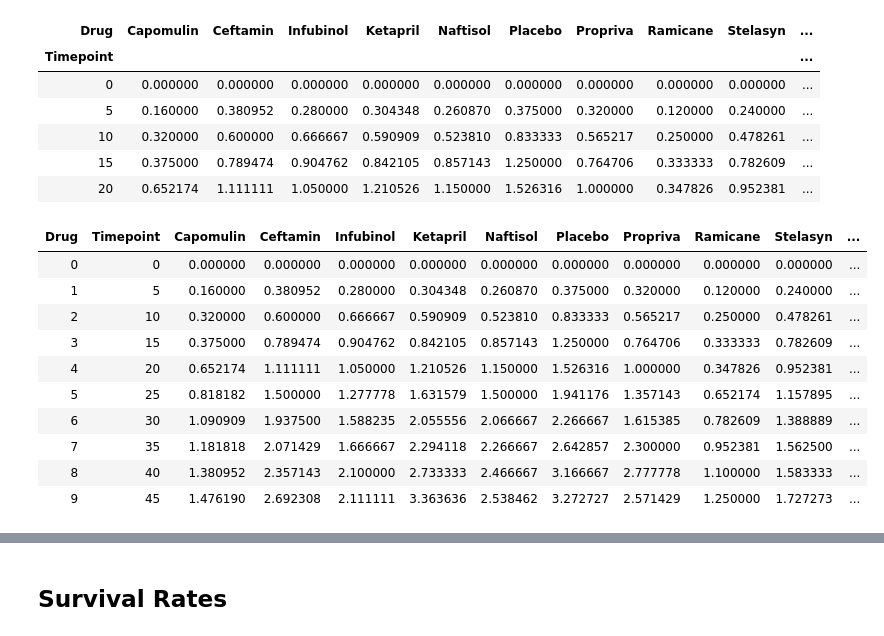
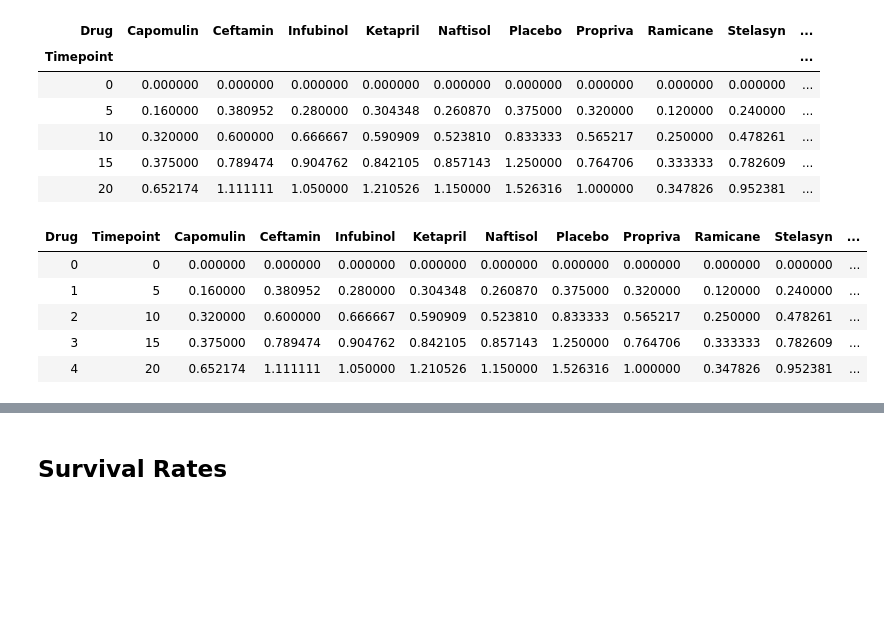
Before and after one commit to nadireag/matplotlib-challenge, a Jupyter notebook: Pymaceuticals/pymaceuticals.ipynb, the cells around one changed output, grey strips where cells are left out. Drawn from its saved outputs; the diff is of its cells as text; code cells hidden in the pictures; blank space fills up the shorter version.

```diff
--- a/Pymaceuticals/pymaceuticals.ipynb
+++ b/Pymaceuticals/pymaceuticals.ipynb
@@ -22,18 +22,10 @@ clinical_data = pd.read_csv(clinical_file)
 ##### Combined dataset
 # %%
 # Combine the data into a single dataset by mouse id
-clinical_mouse_data = pd.merge(clinical_data, mouse_data, on = "Mouse ID", how = "outer")
+clinical_mouse_data = pd.merge(clinical_data, mouse_data, on = "Mouse ID", how = "left")
 
-# Select rows
-c_info = clinical_mouse_data.loc[clinical_mouse_data["Timepoint"] == 0,:]
-
-#clinical_mouse_data.head()
-
-# Reset the index after selecting desired rows
-clinical = c_info.reset_index(drop=True)
-
-# Display the dataframe
-clinical.head()
+# Display the combined data
+clinical_mouse_data.head()
 # %% [output]
 |  | Mouse ID | Timepoint | Tumor Volume (mm3) | Metastatic Sites | Drug |
 | 0 | b128 | 0 | 45.0 | 0 | Capomulin |
@@ -291,21 +260,16 @@ metastatic_sites.head()
 | 15 | 0.375000 | 0.789474 | 0.904762 | 0.842105 | 0.857143 | 1.250000 | 0.764706 | 0.333333 | 0.782609 | ... |
 | 20 | 0.652174 | 1.111111 | 1.050000 | 1.210526 | 1.150000 | 1.526316 | 1.000000 | 0.347826 | 0.952381 | ... |
 # %%
-# Reset the index to select columns necessary for plot
-metastatic_data = metastatic_sites.reset_index()
-metastatic_data
+# Reset the index to select the necessary columns for plot
+metastatic_sites = metastatic_sites.reset_index()
+metastatic_sites.head()
 # %% [output]
 | Drug | Timepoint | Capomulin | Ceftamin | Infubinol | Ketapril | Naftisol | Placebo | Propriva | Ramicane | Stelasyn | ... |
 | 0 | 0 | 0.000000 | 0.000000 | 0.000000 | 0.000000 | 0.000000 | 0.000000 | 0.000000 | 0.000000 | 0.000000 | ... |
 | 1 | 5 | 0.160000 | 0.380952 | 0.280000 | 0.304348 | 0.260870 | 0.375000 | 0.320000 | 0.120000 | 0.240000 | ... |
 | 2 | 10 | 0.320000 | 0.600000 | 0.666667 | 0.590909 | 0.523810 | 0.833333 | 0.565217 | 0.250000 | 0.478261 | ... |
 | 3 | 15 | 0.375000 | 0.789474 | 0.904762 | 0.842105 | 0.857143 | 1.250000 | 0.764706 | 0.333333 | 0.782609 | ... |
 | 4 | 20 | 0.652174 | 1.111111 | 1.050000 | 1.210526 | 1.150000 | 1.526316 | 1.000000 | 0.347826 | 0.952381 | ... |
-| 5 | 25 | 0.818182 | 1.500000 | 1.277778 | 1.631579 | 1.500000 | 1.941176 | 1.357143 | 0.652174 | 1.157895 | ... |
-| 6 | 30 | 1.090909 | 1.937500 | 1.588235 | 2.055556 | 2.066667 | 2.266667 | 1.615385 | 0.782609 | 1.388889 | ... |
-| 7 | 35 | 1.181818 | 2.071429 | 1.666667 | 2.294118 | 2.266667 | 2.642857 | 2.300000 | 0.952381 | 1.562500 | ... |
-| 8 | 40 | 1.380952 | 2.357143 | 2.100000 | 2.733333 | 2.466667 | 3.166667 | 2.777778 | 1.100000 | 1.583333 | ... |
-| 9 | 45 | 1.476190 | 2.692308 | 2.111111 | 3.363636 | 2.538462 | 3.272727 | 2.571429 | 1.250000 | 1.727273 | ... |
 # %%
  #Generate the Plot (with Error Bars)
 # Create scatter plot for Capomulin values
```
Also changed, not shown: parts of 26 cells of this notebook, 6 other files.
